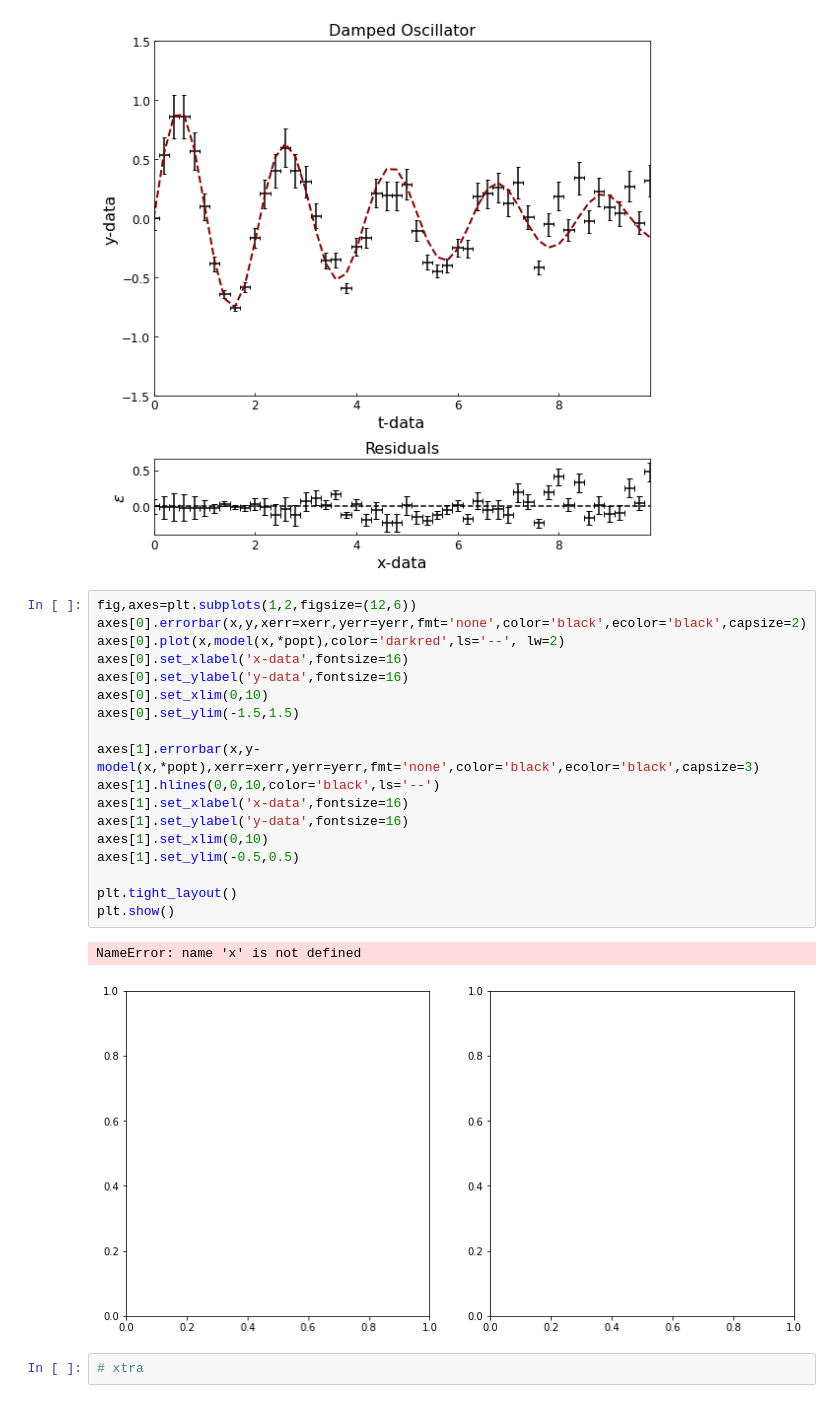
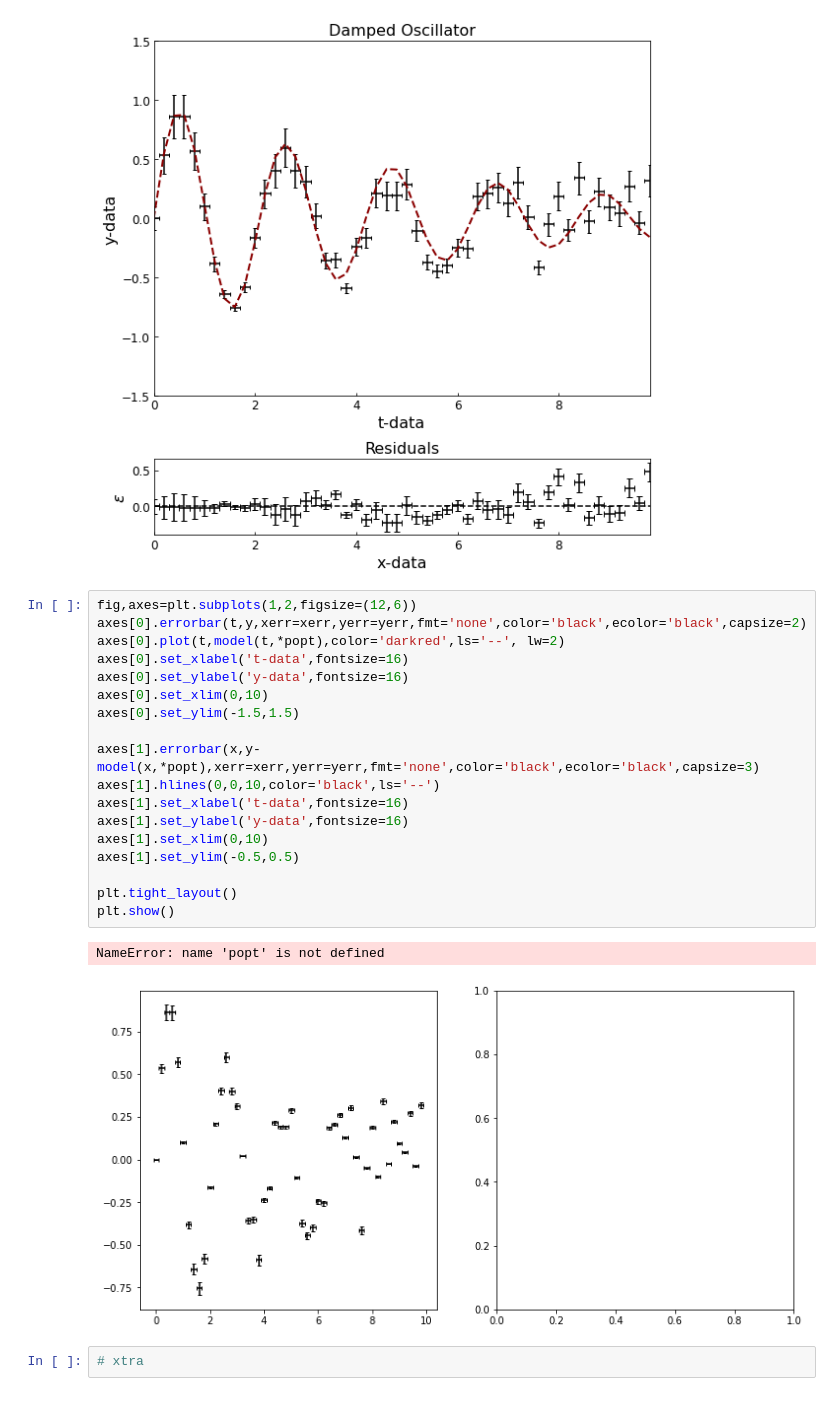
Before and after one commit to JBusink/Curve-Fit, a Jupyter notebook: curve_fit.ipynb, the cells around one changed output. Drawn from its saved outputs; the diff is of its cells as text.

```diff
--- a/curve_fit.ipynb
+++ b/curve_fit.ipynb
@@ -65,24 +65,24 @@ p2 =  2.99874 +- 0.01003
 [figure]
 # %%
 fig,axes=plt.subplots(1,2,figsize=(12,6))
-axes[0].errorbar(x,y,xerr=xerr,yerr=yerr,fmt='none',color='black',ecolor='black',capsize=2)
-axes[0].plot(x,model(x,*popt),color='darkred',ls='--', lw=2)
-axes[0].set_xlabel('x-data',fontsize=16)
+axes[0].errorbar(t,y,xerr=xerr,yerr=yerr,fmt='none',color='black',ecolor='black',capsize=2)
+axes[0].plot(t,model(t,*popt),color='darkred',ls='--', lw=2)
+axes[0].set_xlabel('t-data',fontsize=16)
 axes[0].set_ylabel('y-data',fontsize=16)
 axes[0].set_xlim(0,10)
 axes[0].set_ylim(-1.5,1.5)
 
 axes[1].errorbar(x,y-model(x,*popt),xerr=xerr,yerr=yerr,fmt='none',color='black',ecolor='black',capsize=3)
 axes[1].hlines(0,0,10,color='black',ls='--')
-axes[1].set_xlabel('x-data',fontsize=16)
+axes[1].set_xlabel('t-data',fontsize=16)
 axes[1].set_ylabel('y-data',fontsize=16)
 axes[1].set_xlim(0,10)
 axes[1].set_ylim(-0.5,0.5)
 
 plt.tight_layout()
 plt.show()
 # %% [output]
-NameError: name 'x' is not defined
+NameError: name 'popt' is not defined
-[figure, old version]
+[figure, new version]
 # %%
 # xtra
```
